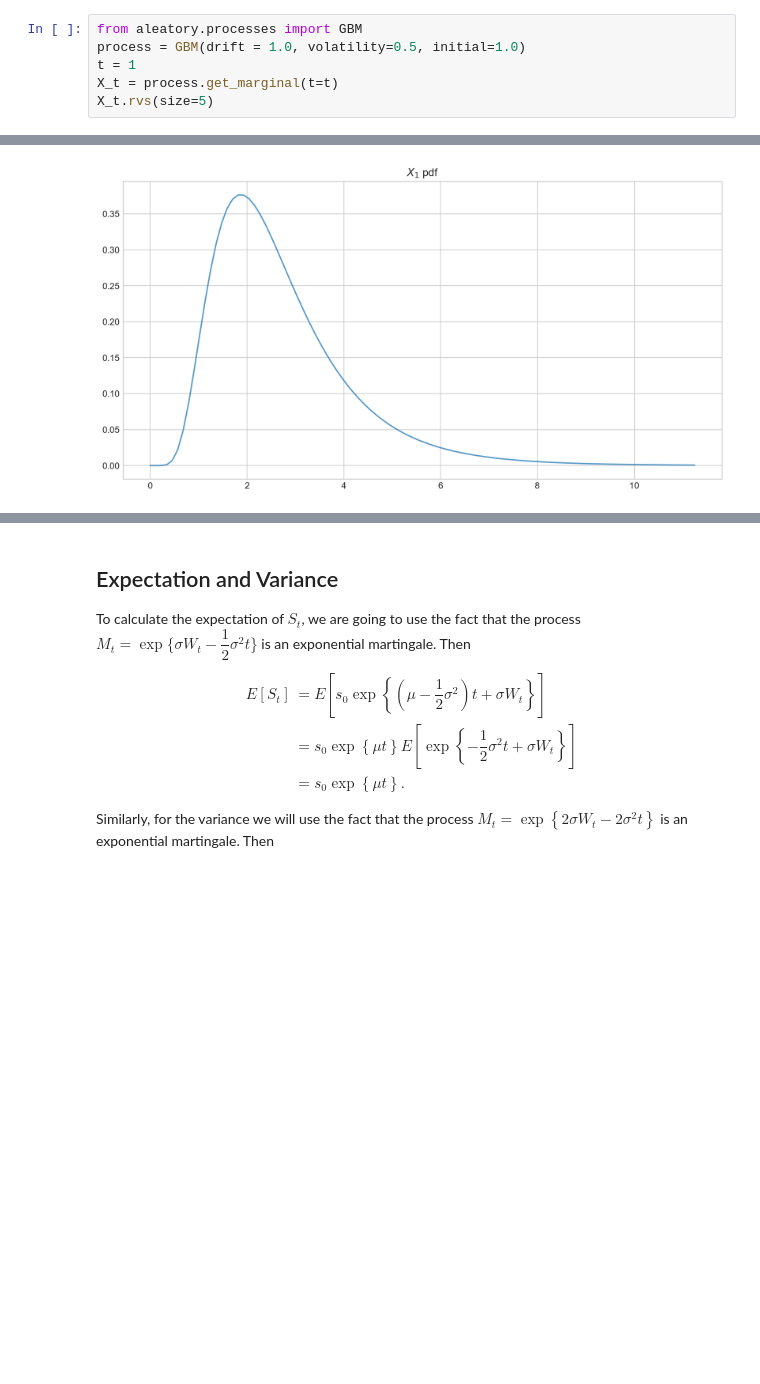
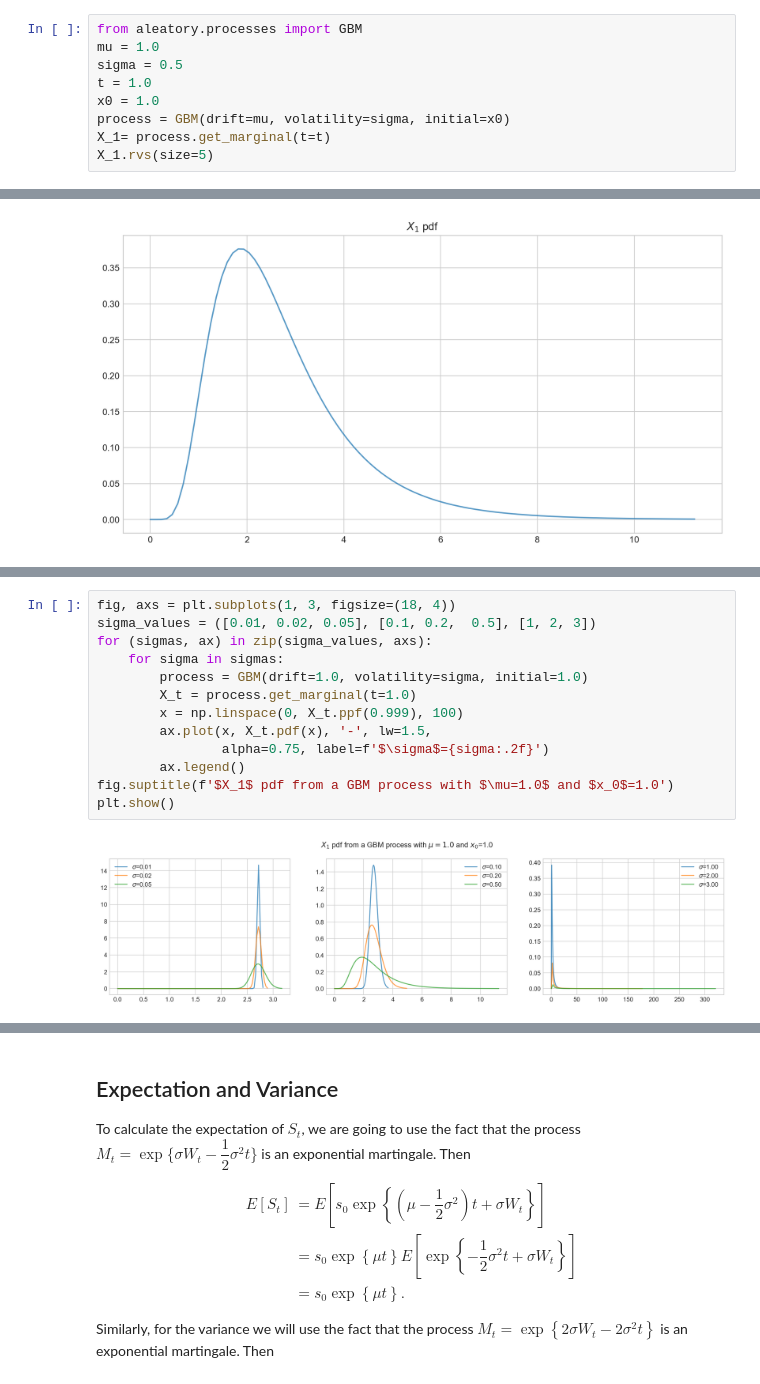
Before and after one commit to quantgirluk/Understanding-Quantitative-Finance, a Jupyter notebook: UQF/geometric_brownian_motion.ipynb, the cells around one changed output, grey strips where cells are left out. Drawn from its saved outputs; the diff is of its cells as text; blank space fills up the shorter version.

```diff
--- a/UQF/geometric_brownian_motion.ipynb
+++ b/UQF/geometric_brownian_motion.ipynb
@@ -58,7 +90,10 @@ import numpy as np
 # %%
 from aleatory.processes import GBM
-process = GBM(drift = 1.0, volatility=0.5, initial=1.0)
-t = 1
-X_t = process.get_marginal(t=t)
-X_t.rvs(size=5)
+mu = 1.0
+sigma = 0.5
+t = 1.0
+x0 = 1.0
+process = GBM(drift=mu, volatility=sigma, initial=x0)
+X_1= process.get_marginal(t=t)
+X_1.rvs(size=5)
 # %% [output]
@@ -177,0 +147,15 @@ plt.show()
+# %%
+fig, axs = plt.subplots(1, 3, figsize=(18, 4))
+sigma_values = ([0.01, 0.02, 0.05], [0.1, 0.2,  0.5], [1, 2, 3])
+for (sigmas, ax) in zip(sigma_values, axs):
+    for sigma in sigmas:
+        process = GBM(drift=1.0, volatility=sigma, initial=1.0)
+        X_t = process.get_marginal(t=1.0)
+        x = np.linspace(0, X_t.ppf(0.999), 100)
+        ax.plot(x, X_t.pdf(x), '-', lw=1.5,
+                alpha=0.75, label=f'$\sigma$={sigma:.2f}')
+        ax.legend()
+fig.suptitle(f'$X_1$ pdf from a GBM process with $\mu=1.0$ and $x_0$=1.0')
+plt.show()
+# %% [output]
+[figure, added]
```
Also changed, not shown: parts of 18 cells of this notebook.
